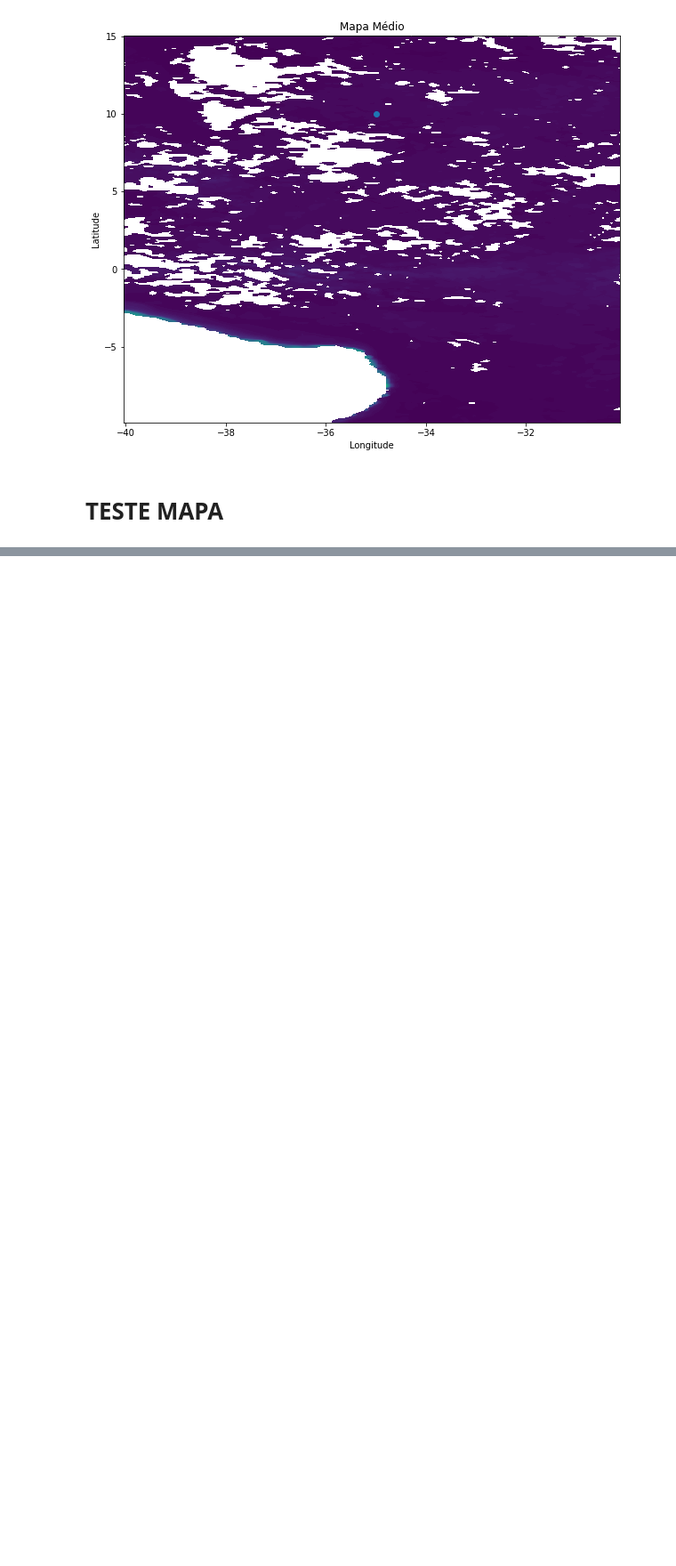
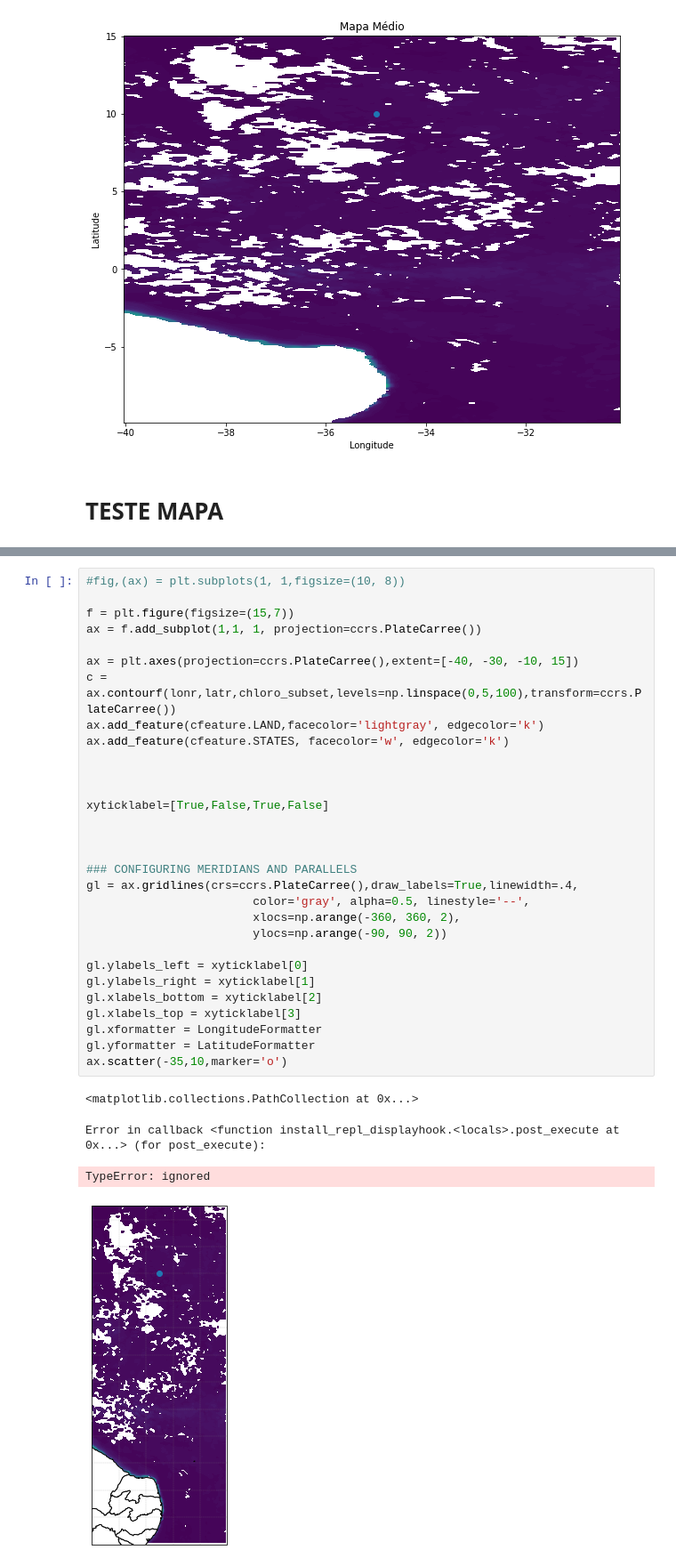
Before and after one commit to matheuslfer/TCC, a Jupyter notebook: TCC_.ipynb, the cells around one changed output, grey strips where cells are left out. Shown at 89% size. Drawn from its saved outputs; the diff is of its cells as text; blank space fills up the shorter version.

```diff
--- a/TCC_.ipynb
+++ b/TCC_.ipynb
@@ -126,0 +122,35 @@ Geometry must be a Point or LineString
+# %%
+#fig,(ax) = plt.subplots(1, 1,figsize=(10, 8))
+
+f = plt.figure(figsize=(15,7))
+ax = f.add_subplot(1,1, 1, projection=ccrs.PlateCarree())
+
+ax = plt.axes(projection=ccrs.PlateCarree(),extent=[-40, -30, -10, 15])
+c = ax.contourf(lonr,latr,chloro_subset,levels=np.linspace(0,5,100),transform=ccrs.PlateCarree())
+ax.add_feature(cfeature.LAND,facecolor='lightgray', edgecolor='k')
+ax.add_feature(cfeature.STATES, facecolor='w', edgecolor='k')
+
+
+
+xyticklabel=[True,False,True,False]
+
+
+
+### CONFIGURING MERIDIANS AND PARALLELS
+gl = ax.gridlines(crs=ccrs.PlateCarree(),draw_labels=True,linewidth=.4,
+                        color='gray', alpha=0.5, linestyle='--',
+                        xlocs=np.arange(-360, 360, 2),
+                        ylocs=np.arange(-90, 90, 2))
+
+gl.ylabels_left = xyticklabel[0]
+gl.ylabels_right = xyticklabel[1]
+gl.xlabels_bottom = xyticklabel[2]
+gl.xlabels_top = xyticklabel[3]
+gl.xformatter = LongitudeFormatter
+gl.yformatter = LatitudeFormatter
+ax.scatter(-35,10,marker='o')
+# %% [output]
+<matplotlib.collections.PathCollection at 0x...>
+Error in callback <function install_repl_displayhook.<locals>.post_execute at 0x...> (for post_execute):
+TypeError: ignored
+[figure, added]
```
Also changed, not shown: parts of 4 cells of this notebook.
